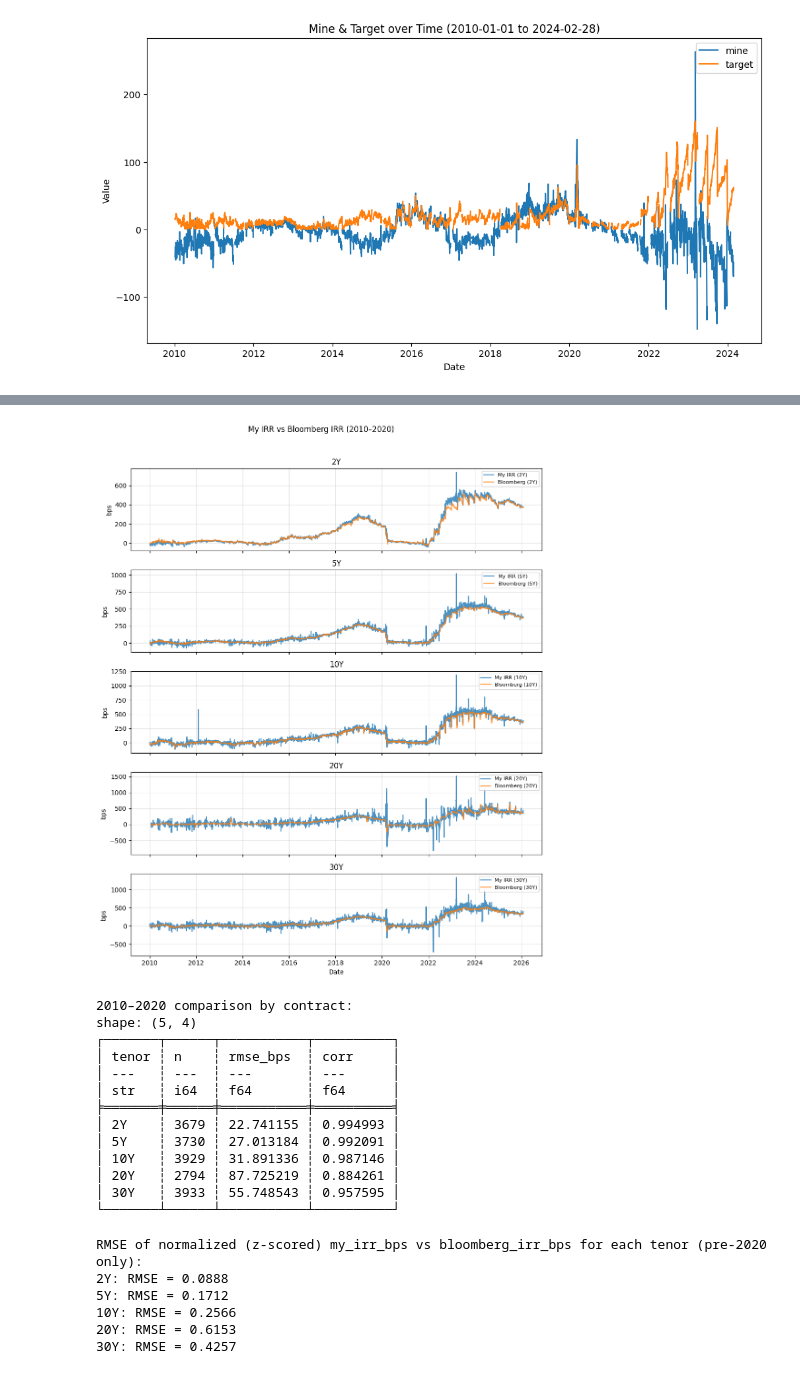
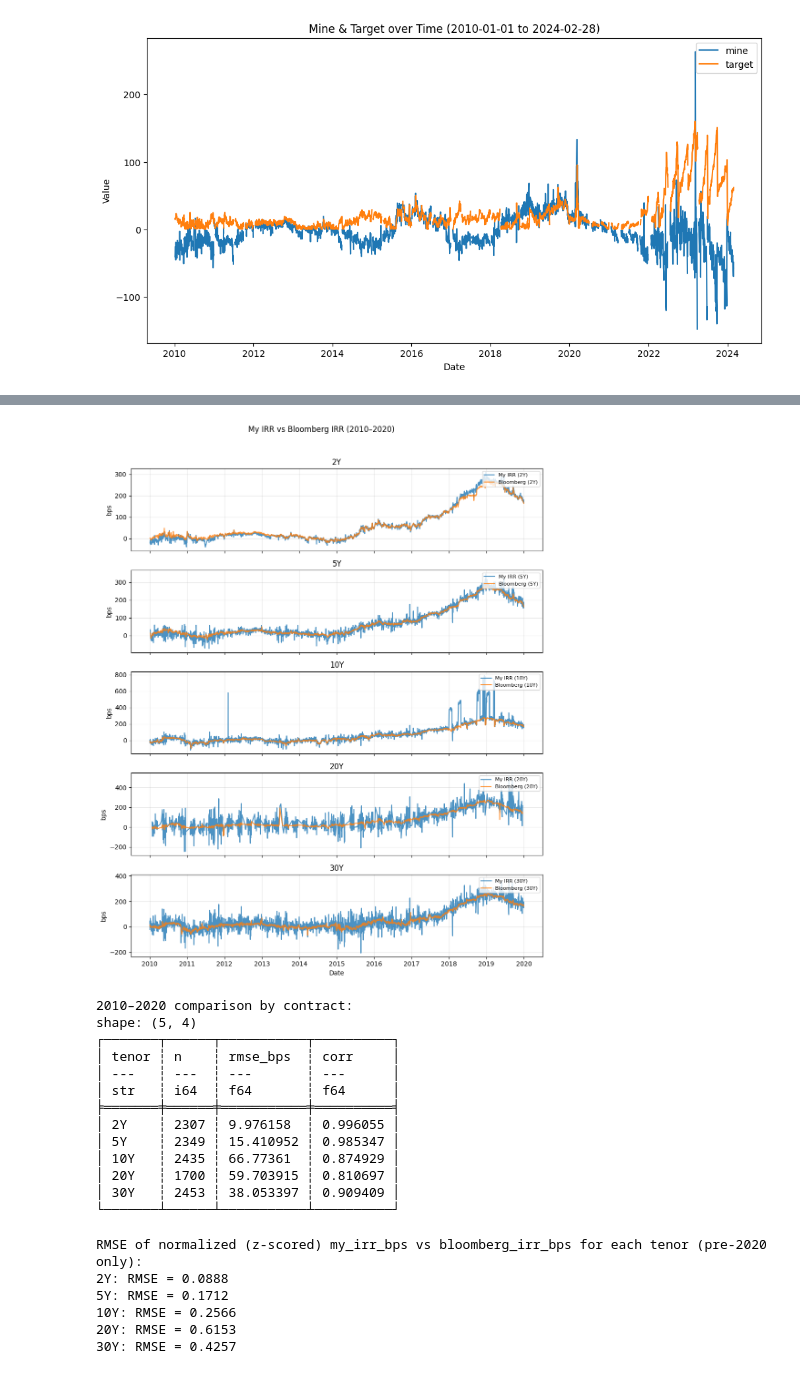
Before and after one commit to maxz073/p10_Siriwardane_et_al_2026, a Jupyter notebook: src/check.ipynb, the cells around one changed output, grey strips where cells are left out. Drawn from its saved outputs; the diff is of its cells as text; code cells hidden in the pictures.

```diff
--- a/src/check.ipynb
+++ b/src/check.ipynb
@@ -674,22 +676,22 @@ import numpy as np
 import matplotlib.pyplot as plt
 from sklearn.metrics import mean_squared_error
 
-# Date range
+# Date range (up to 2020)
 start_date = pl.date(2010, 1, 1)
-end_date = pl.date(2026, 2, 28)
+end_date = pl.date(2020, 1, 1)
 
 # Tenor -> Bloomberg ticker prefix (for finding fut_implied_repo_rt column)
 TENOR_BBG = {"2Y": "TU2", "5Y": "FV2", "10Y": "TY2", "20Y": "WN2", "30Y": "US2"}
 tenors = list(TENOR_BBG.keys())
 
-# My IRR: filter once, cast Date
+# My IRR: filter once, cast Date, only up to 2020
 my_irr_all = (
-    df_irr.filter(pl.col("Date").is_between(start_date, end_date))
+    df_irr.filter(pl.col("Date").is_between(start_date, end_date, closed="left"))
     .with_columns(pl.col("Date").cast(pl.Date))
 )
 
-# Bloomberg: filter once by date
-df_bbg = df.filter(pl.col("Date").is_between(start_date, end_date))
+# Bloomberg: filter once by date, only up to 2020
+df_bbg = df.filter(pl.col("Date").is_between(start_date, end_date, closed="left"))
 
 fig, axes = plt.subplots(5, 1, figsize=(10, 12), sharex=True)
 results = []
@@ -712,34 +714,34 @@ for i, tenor in enumerate(tenors):
         pl.col("my_irr_bps").is_not_nan() & pl.col("bloomberg_irr_bps").is_not_nan()
     )
 
     ax = axes[i]
     ax.plot(compare_clean["Date"], compare_clean["my_irr_bps"], label=f"My IRR ({tenor})", alpha=0.8)
     ax.plot(compare_clean["Date"], compare_clean["bloomberg_irr_bps"], label=f"Bloomberg ({tenor})", alpha=0.8)
     ax.set_ylabel("bps")
     ax.set_title(f"{tenor}")
     ax.legend(loc="upper right", fontsize=8)
     ax.grid(True, alpha=0.3)
 
     my_vals = compare_clean["my_irr_bps"].to_numpy()
     bbg_vals = compare_clean["bloomberg_irr_bps"].to_numpy()
     n = len(my_vals)
     if n > 0:
         rmse = (mean_squared_error(my_vals, bbg_vals)) ** 0.5
         corr = np.corrcoef(my_vals, bbg_vals)[0, 1]
         results.append({"tenor": tenor, "n": n, "rmse_bps": rmse, "corr": corr})
     else:
         results.append({"tenor": tenor, "n": 0, "rmse_bps": np.nan, "corr": np.nan})
 
 axes[-1].set_xlabel("Date")
 fig.suptitle("My IRR vs Bloomberg IRR (2010–2020)", y=1.02)
 plt.tight_layout()
 plt.show()
 
 # Summary table
 print("2010–2020 comparison by contract:")
 print(pl.DataFrame(results))
 # %% [output]
-[figure, old version]
+[figure, new version]
 2010–2020 comparison by contract:
 shape: (5, 4)
 ┌───────┬──────┬───────────┬──────────┐
@@ -747,11 +749,11 @@ shape: (5, 4)
 │ ---   ┆ ---  ┆ ---       ┆ ---      │
 │ str   ┆ i64  ┆ f64       ┆ f64      │
 ╞═══════╪══════╪═══════════╪══════════╡
-│ 2Y    ┆ 3679 ┆ 22.741155 ┆ 0.994993 │
-│ 5Y    ┆ 3730 ┆ 27.013184 ┆ 0.992091 │
-│ 10Y   ┆ 3929 ┆ 31.891336 ┆ 0.987146 │
-│ 20Y   ┆ 2794 ┆ 87.725219 ┆ 0.884261 │
-│ 30Y   ┆ 3933 ┆ 55.748543 ┆ 0.957595 │
+│ 2Y    ┆ 2307 ┆ 9.976158  ┆ 0.996055 │
+│ 5Y    ┆ 2349 ┆ 15.410952 ┆ 0.985347 │
+│ 10Y   ┆ 2435 ┆ 66.77361  ┆ 0.874929 │
+│ 20Y   ┆ 1700 ┆ 59.703915 ┆ 0.810697 │
+│ 30Y   ┆ 2453 ┆ 38.053397 ┆ 0.909409 │
 └───────┴──────┴───────────┴──────────┘
 # %%
 from sklearn.metrics import mean_squared_error
```
Also changed, not shown: parts of 9 cells of this notebook, 1 other file.
